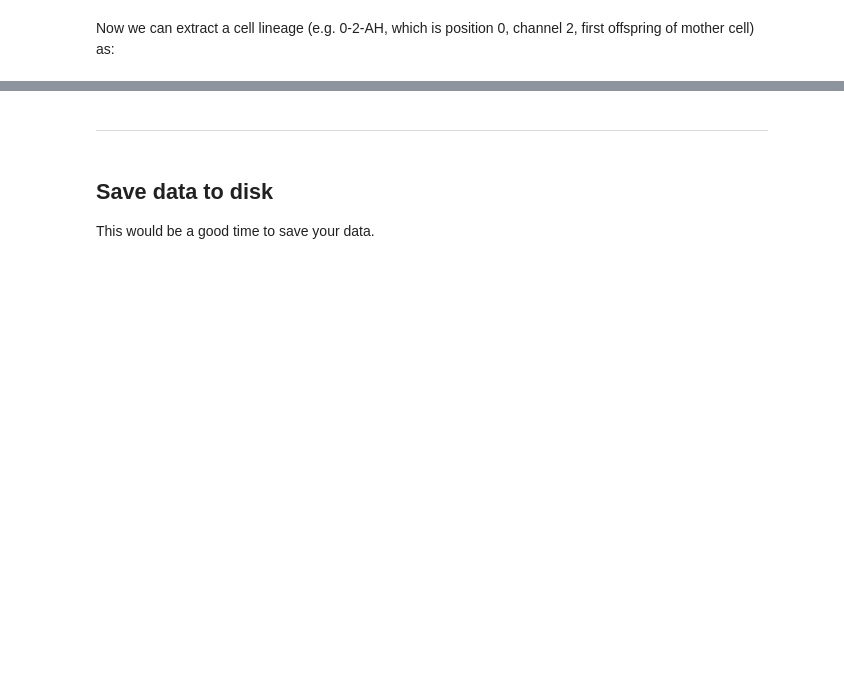
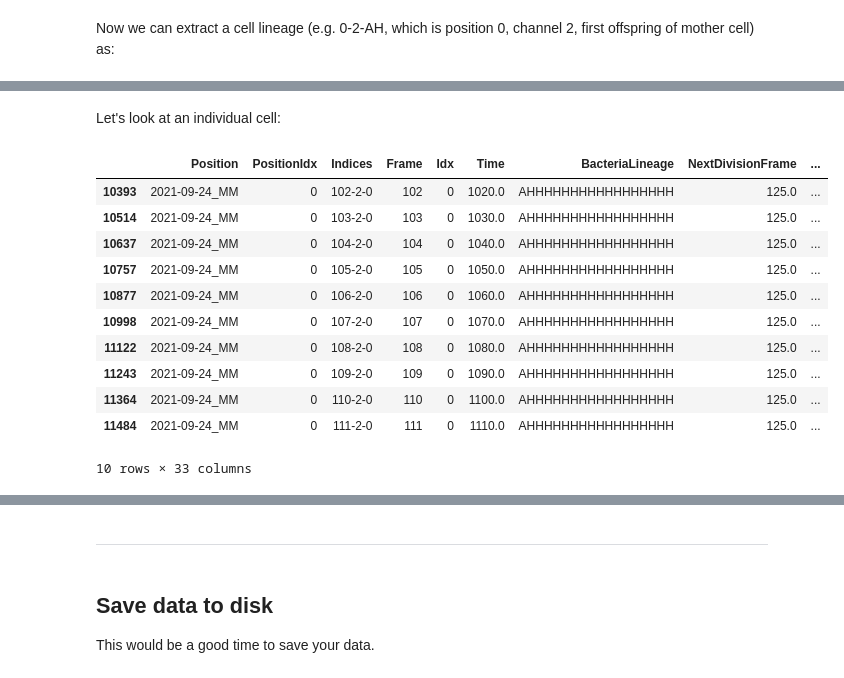
Before and after one commit to sib-swiss/spring_school_bioinformatics_microbiology, a Jupyter notebook: projects/project2/Project2C/0_postprocess_bacmman.ipynb, the cells around one changed output, grey strips where cells are left out. Saved outputs shown, nothing was run; the diff lists cells and outputs as text; code cells hidden in the pictures; blank space fills up the shorter version.

```diff
--- a/projects/project2/Project2C/0_postprocess_bacmman.ipynb
+++ b/projects/project2/Project2C/0_postprocess_bacmman.ipynb
@@ -115,0 +190,18 @@ df_sub.head()
+# %% [markdown]
+Let's look at an individual cell:
+# %%
+df_sub = df.loc[df['lin_id_str']=='0-2-AHHHHHHHHHHHHHHHHH']
+df_sub.head(n=10)
+# %% [output]
+|  | Position | PositionIdx | Indices | Frame | Idx | Time | BacteriaLineage | NextDivisionFrame | ... |
+| 10393 | 2021-09-24_MM | 0 | 102-2-0 | 102 | 0 | 1020.0 | AHHHHHHHHHHHHHHHHH | 125.0 | ... |
+| 10514 | 2021-09-24_MM | 0 | 103-2-0 | 103 | 0 | 1030.0 | AHHHHHHHHHHHHHHHHH | 125.0 | ... |
+| 10637 | 2021-09-24_MM | 0 | 104-2-0 | 104 | 0 | 1040.0 | AHHHHHHHHHHHHHHHHH | 125.0 | ... |
+| 10757 | 2021-09-24_MM | 0 | 105-2-0 | 105 | 0 | 1050.0 | AHHHHHHHHHHHHHHHHH | 125.0 | ... |
+| 10877 | 2021-09-24_MM | 0 | 106-2-0 | 106 | 0 | 1060.0 | AHHHHHHHHHHHHHHHHH | 125.0 | ... |
+| 10998 | 2021-09-24_MM | 0 | 107-2-0 | 107 | 0 | 1070.0 | AHHHHHHHHHHHHHHHHH | 125.0 | ... |
+| 11122 | 2021-09-24_MM | 0 | 108-2-0 | 108 | 0 | 1080.0 | AHHHHHHHHHHHHHHHHH | 125.0 | ... |
+| 11243 | 2021-09-24_MM | 0 | 109-2-0 | 109 | 0 | 1090.0 | AHHHHHHHHHHHHHHHHH | 125.0 | ... |
+| 11364 | 2021-09-24_MM | 0 | 110-2-0 | 110 | 0 | 1100.0 | AHHHHHHHHHHHHHHHHH | 125.0 | ... |
+| 11484 | 2021-09-24_MM | 0 | 111-2-0 | 111 | 0 | 1110.0 | AHHHHHHHHHHHHHHHHH | 125.0 | ... |
+10 rows × 33 columns
```
Also changed, not shown: parts of 16 cells of this notebook, 2 other files.
